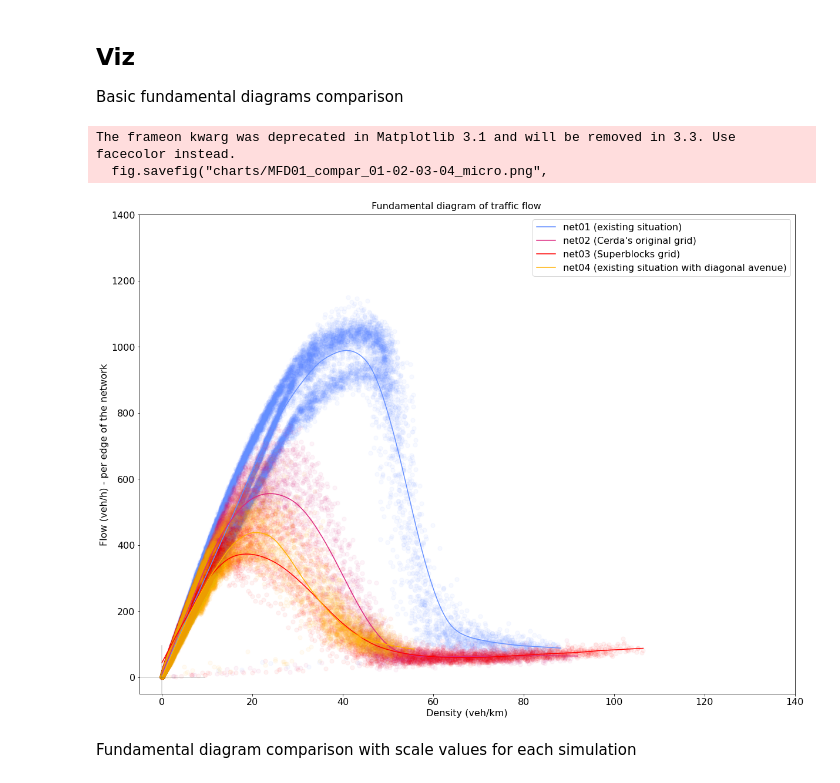
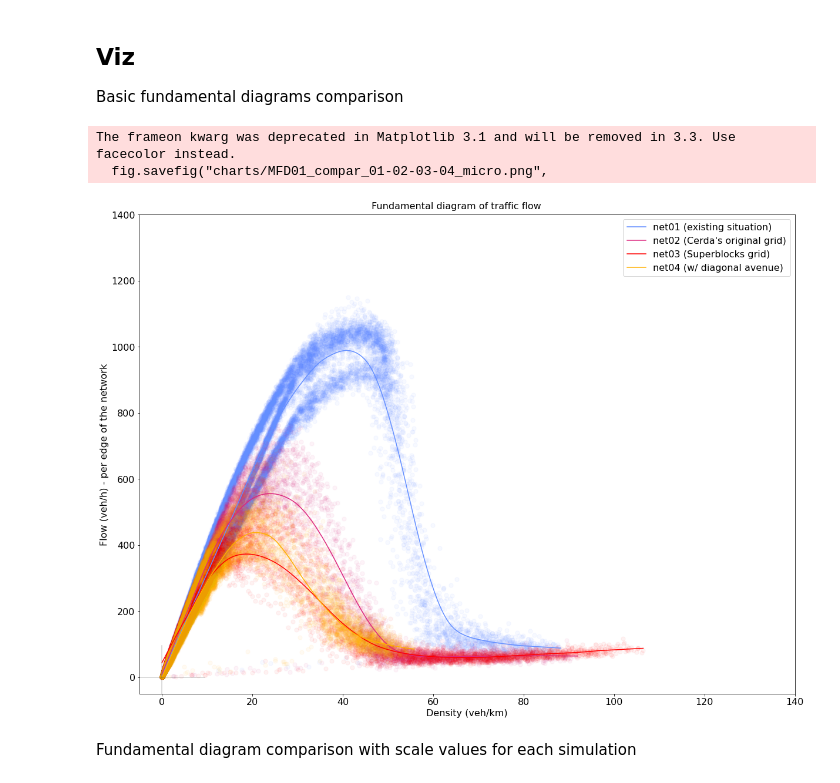
Before and after one commit to Reivajar/A-BCN-Paradox, a Jupyter notebook: code/simulations/results_processing.ipynb, the cells around one changed output. Saved outputs shown, nothing was run; the diff lists cells and outputs as text; code cells hidden in the pictures.

```diff
--- a/code/simulations/results_processing.ipynb
+++ b/code/simulations/results_processing.ipynb
@@ -279,35 +279,35 @@ fig, ax = plt.subplots(nrows=1, ncols=1, figsize=(20,15), sharex=True,
                        gridspec_kw={'hspace': 0, 'wspace': 0})
 
 fig.suptitle('Fundamental diagram of traffic flow', fontsize=16, y=0.9)
 col = ["#648FFF", "#DC267F", "#FE0000", "#FFB000"]
 # col = ["#9b7000", "#23d980", "#01ffff", "#004fff"] #INVERT
 
 ax.scatter(df_tdf_002.density, df_tdf_002['flow'], color=col[0], s=50, alpha=0.05)
 ax.scatter(df_tdf_032.density, df_tdf_032['flow'], color=col[1], s=50, alpha=0.05)
 ax.scatter(df_tdf_052.density, df_tdf_052['flow'], color=col[2], s=50, alpha=0.05)
 ax.scatter(df_tdf_102.density, df_tdf_102['flow'], color=col[3], s=50, alpha=0.05)
 
 ax.plot(estimate_critical_metrics(df_tdf_002)[3], estimate_critical_metrics(df_tdf_002)[4], color=col[0], label="net01 (existing situation)")
 ax.plot(estimate_critical_metrics(df_tdf_032)[3], estimate_critical_metrics(df_tdf_032)[4], color=col[1], label="net02 (Cerda's original grid)")
 ax.plot(estimate_critical_metrics(df_tdf_052)[3], estimate_critical_metrics(df_tdf_052)[4], color=col[2], label="net03 (Superblocks grid)")
-ax.plot(estimate_critical_metrics(df_tdf_102)[3], estimate_critical_metrics(df_tdf_102)[4], color=col[3], label="net04 (existing situation with diagonal avenue)")
+ax.plot(estimate_critical_metrics(df_tdf_102)[3], estimate_critical_metrics(df_tdf_102)[4], color=col[3], label="net04 (w/ diagonal avenue)")
 
 ax.set_ylabel('Flow (veh/h) - per edge of the network')
 ax.set_xlabel('Density (veh/km)')
 ax.legend(loc="upper right")
 ax.set_xlim(-5,140)
 ax.set_ylim(-50,1400)
 ax.axhline(y=0, xmin=-0.05, xmax=0.1, color=(0.25, 0.25, 0.25, 0.25))
 ax.axvline(x=0, ymin=-0.05, ymax=0.1, color=(0.25, 0.25, 0.25, 0.25))
 
 fig.savefig("charts/MFD01_compar_01-02-03-04_micro.png",
         orientation='portrait',
         transparent=True,
         frameon=None, metadata=None)
 # %% [output]
 The frameon kwarg was deprecated in Matplotlib 3.1 and will be removed in 3.3. Use facecolor instead.
   fig.savefig("charts/MFD01_compar_01-02-03-04_micro.png",
-[figure, old version]
+[figure, new version]
 # %% [markdown]
 Fundamental diagram comparison with scale values for each simulation
 # %%
```
Also changed, not shown: parts of 1 cell of this notebook, 2 other files.
